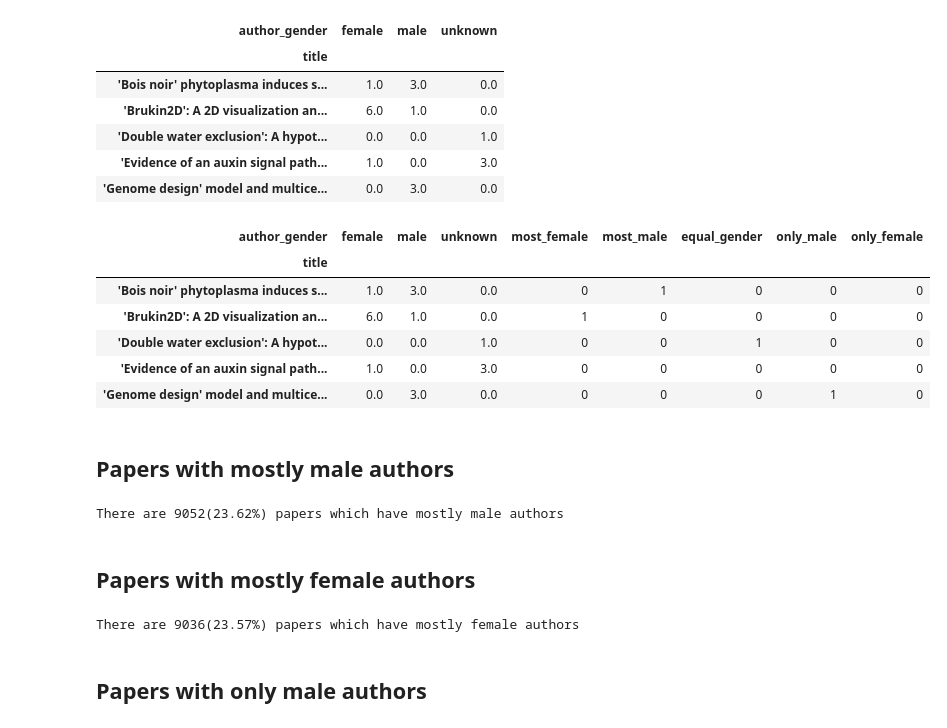
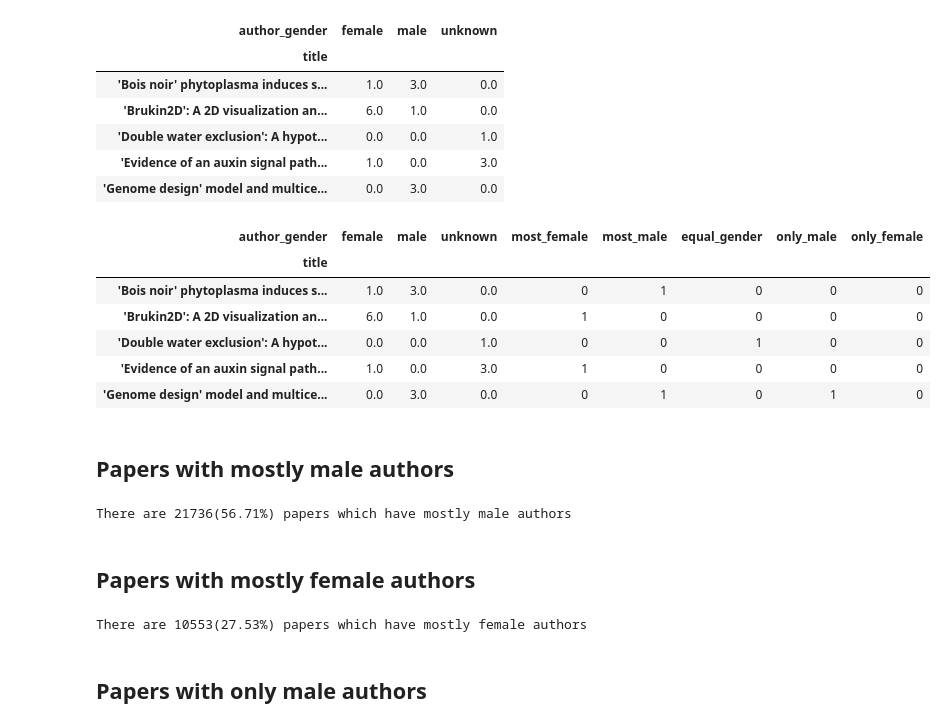
Before and after one commit to social-link-analytics-group-bsc/gender_bioinfo, a Jupyter notebook: analysis/gender_bias_analysis.ipynb, the cells around one changed output. Cells and saved outputs as stored; diff of their text form; code cells hidden in the pictures.

```diff
--- a/analysis/gender_bias_analysis.ipynb
+++ b/analysis/gender_bias_analysis.ipynb
@@ -447,24 +500,22 @@ papers_gender_dist.head()
 | 'Evidence of an auxin signal path... | 1.0 | 0.0 | 3.0 |
 | 'Genome design' model and multice... | 0.0 | 3.0 | 0.0 |
 # %%
-papers_gender_dist['most_female'] = np.where((papers_gender_dist['female']>papers_gender_dist['male'])&
-                                             (papers_gender_dist['male']>0), 1, 0)
-papers_gender_dist['most_male'] = np.where((papers_gender_dist['male']>papers_gender_dist['female'])&
-                                           (papers_gender_dist['female']>0), 1, 0)
+papers_gender_dist['most_female'] = np.where(papers_gender_dist['female']>papers_gender_dist['male'], 1, 0)
+papers_gender_dist['most_male'] = np.where(papers_gender_dist['male']>papers_gender_dist['female'], 1, 0)
 papers_gender_dist['equal_gender'] = np.where(papers_gender_dist['male']==papers_gender_dist['female'], 1, 0)
 papers_gender_dist['only_male'] = np.where((papers_gender_dist['female']==0) & (papers_gender_dist['unknown']==0),
                                            1, 0)
 papers_gender_dist['only_female'] = np.where((papers_gender_dist['male']==0) & (papers_gender_dist['unknown']==0),
                                              1, 0)
 papers_gender_dist.head()
 # %% [output]
 | author_gender | female | male | unknown | most_female | most_male | equal_gender | only_male | only_female |
 | title |  |  |  |  |  |  |  |  |
 | 'Bois noir' phytoplasma induces s... | 1.0 | 3.0 | 0.0 | 0 | 1 | 0 | 0 | 0 |
 | 'Brukin2D': A 2D visualization an... | 6.0 | 1.0 | 0.0 | 1 | 0 | 0 | 0 | 0 |
 | 'Double water exclusion': A hypot... | 0.0 | 0.0 | 1.0 | 0 | 0 | 1 | 0 | 0 |
-| 'Evidence of an auxin signal path... | 1.0 | 0.0 | 3.0 | 0 | 0 | 0 | 0 | 0 |
-| 'Genome design' model and multice... | 0.0 | 3.0 | 0.0 | 0 | 0 | 0 | 1 | 0 |
+| 'Evidence of an auxin signal path... | 1.0 | 0.0 | 3.0 | 1 | 0 | 0 | 0 | 0 |
+| 'Genome design' model and multice... | 0.0 | 3.0 | 0.0 | 0 | 1 | 0 | 1 | 0 |
 # %% [markdown]
 ## Papers with mostly male authors
 # %%
@@ -472,7 +523,7 @@ raw_num = papers_gender_dist['most_male'].sum()
 per_num = round(raw_num/papers_gender_dist.shape[0]*100,2)
 print('There are {}({}%) papers which have mostly male authors'.format(raw_num, per_num))
 # %% [output]
-There are 9052(23.62%) papers which have mostly male authors
+There are 21736(56.71%) papers which have mostly male authors
 # %% [markdown]
 ## Papers with mostly female authors
 # %%
@@ -480,7 +531,7 @@ raw_num = papers_gender_dist['most_female'].sum()
 per_num = round(raw_num/papers_gender_dist.shape[0]*100,2)
 print('There are {}({}%) papers which have mostly female authors'.format(raw_num, per_num))
 # %% [output]
-There are 9036(23.57%) papers which have mostly female authors
+There are 10553(27.53%) papers which have mostly female authors
 # %% [markdown]
 ## Papers with only male authors
 # %%
```
Also changed, not shown: parts of 25 cells of this notebook.
